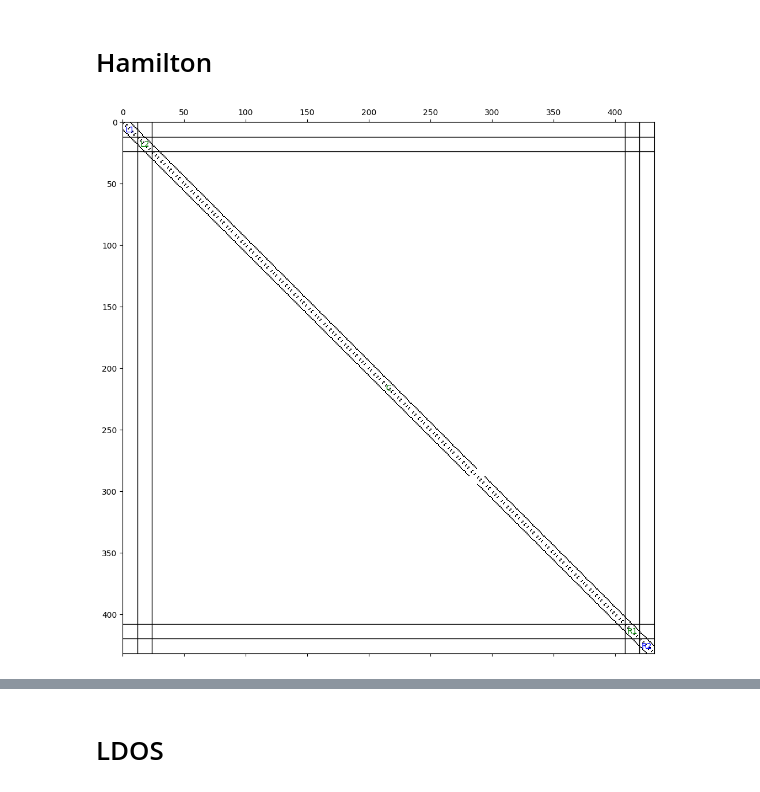
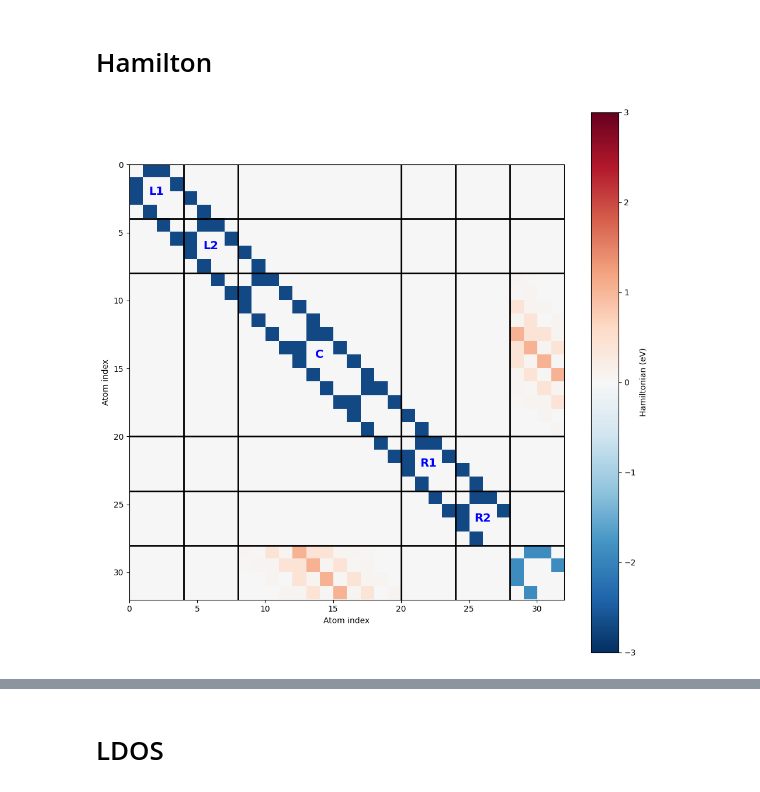
Before and after one commit to KayaGerds/Project, a Jupyter notebook: Main_oli.ipynb, the cells around one changed output, grey strips where cells are left out. Saved outputs shown, nothing was run; the diff lists cells and outputs as text; code cells hidden in the pictures.

```diff
--- a/Main_oli.ipynb
+++ b/Main_oli.ipynb
@@ -24,7 +24,7 @@ Vpp_sigma0=0.48
 
 N = 2 # width
 L = 1 # length
-num_cells = 5
+num_cells = 7
 
 nL = 4
 nR = 4
@@ -73,8 +64,8 @@ len((NR))/N
 bottom = NR.copy()
 top = NR.copy()
 
-top.positions[:,2] += 10.0
-num_del = nL
+top.positions[:,2] += 3
+num_del = nL*3
 
 del top[0:num_del]
 del top[len(top)-num_del::]
@@ -97,33 +197,38 @@ view(atoms)
 # %%
-from functions import slater_koster
-H,H_TB,H_SK,_,_= slater_koster(atoms)
+#from functions import slater_koster
+H,H_TB,H_SK,_,_= slater_koster(atoms,carbon_only=False)
 
 Hbig = H
-nC = Hbig.shape[0] - 2*nL - 2*nR
+nC = len(NR) - 2*nL - 2*nR
 
 # Boundaries
 b0 = 0
 b1 = nL
 b2 = 2*nL
 b3 = 2*nL + nC
 b4 = 2*nL + nC + nR
-b5 = Hbig.shape[0]
+b5 = 2*nL + nC + 2*nR #Hbig.shape[0]
 
 plt.figure(figsize=(12,12))
-plt.spy(Hbig,extent=(0, Hbig.shape[0], Hbig.shape[0],0))
+# Use imshow with extent to align indices properly
+n = Hbig.shape[0]
+plt.imshow(Hbig, extent=(0, n, n, 0), cmap='RdBu_r', vmin=-3, vmax=3)
+plt.colorbar(label='Hamiltonian (eV)')
+
 # Draw block boundaries
-for b in [b1, b2, b3, b4]:
-    plt.axhline(b, color='k', linewidth=1)
-    plt.axvline(b, color='k', linewidth=1)
+for b in [b1, b2, b3, b4,b5]:
+    plt.axhline(b, color='k', linewidth=2)
+    plt.axvline(b, color='k', linewidth=2)
 
 # Add text labels
-plt.text((b0+b1)/2, (b0+b1)/2, "L1", ha='center', va='center', color='blue')
+plt.text((b0+b1)/2, (b0+b1)/2, "L1", ha='center', va='center', color='b', fontsize=14, weight='bold')
+plt.text((b1+b2)/2, (b1+b2)/2, "L2", ha='center', va='center', color='b', fontsize=14, weight='bold')
+plt.text((b2+b3)/2, (b2+b3)/2, "C", ha='center', va='center', color='b', fontsize=14, weight='bold')
+plt.text((b3+b4)/2, (b3+b4)/2, "R1", ha='center', va='center', color='b', fontsize=14, weight='bold')
+plt.text((b4+b5)/2, (b4+b5)/2, "R2", ha='center', va='center', color='b', fontsize=14, weight='bold')
 
-plt.text((b1+b2)/2, (b1+b2)/2, "L2", ha='center', va='center', color='green')
-plt.text((b2+b3)/2, (b2+b3)/2, "C", ha='center', va='center', color='green')
-plt.text((b3+b4)/2, (b3+b4)/2, "R1", ha='center', va='center', color='green')
-plt.text((b4+b5)/2, (b4+b5)/2, "R2", ha='center', va='center', color='blue')
-
+plt.xlabel('Atom index')
+plt.ylabel('Atom index')
 plt.show()
 # %% [output]
-[figure, old version]
+[figure, new version]
```
Also changed, not shown: parts of 11 cells of this notebook.
